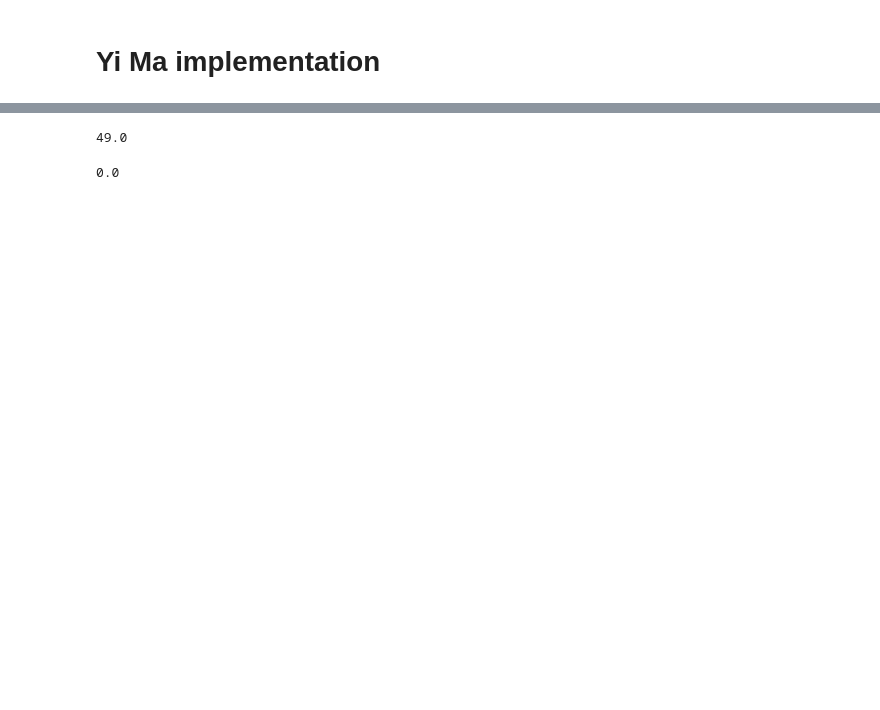
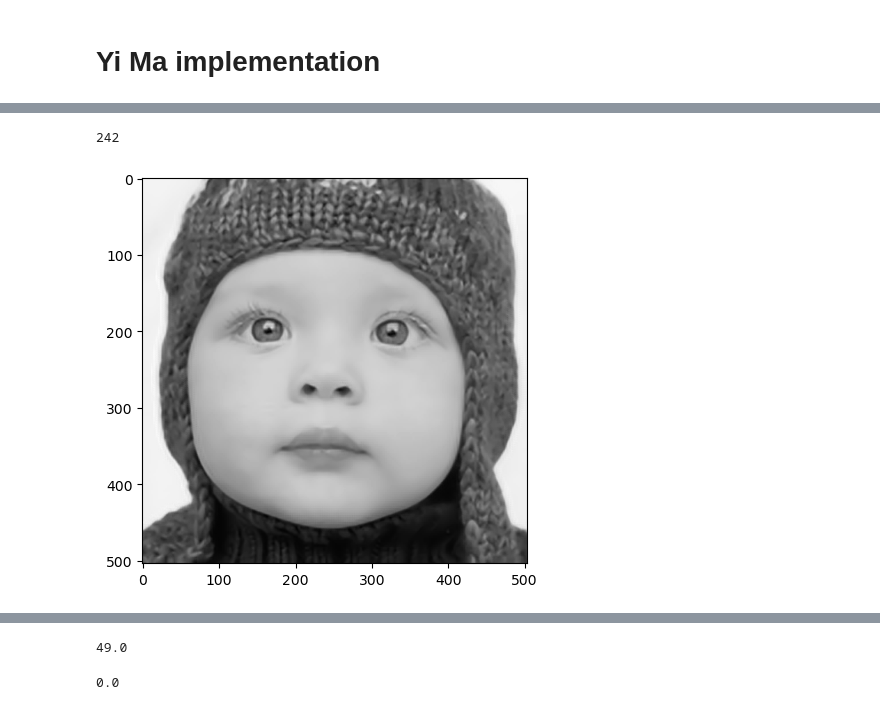
Before and after one commit to hanyao8/quantum-cv, a Jupyter notebook: aplus_python/aplus_python.ipynb, the cells around one changed output, grey strips where cells are left out. Cells and saved outputs as stored; diff of their text form; code cells hidden in the pictures; blank space fills up the shorter version.

```diff
--- a/aplus_python/aplus_python.ipynb
+++ b/aplus_python/aplus_python.ipynb
@@ -30,17 +17,9 @@ llambda = 0.01
 # %% [markdown]
 # Yi Ma implementation
 # %%
-#res{2} = {yima(low{1}, upscaling)}
-
-
 patch_size = 3 #patch size for the low resolution input image
-#overlap = 2; % overlap between adjacent patches
+overlap = 2; #overlap between adjacent patches (for low res)
 #lambda = 0.1; % sparsity parameter
-#zooming = 3; % zooming factor, if you change this, the dictionary needs to be retrained. #upscaling = 3
-
-#disp('Start superresolution...');
-#ReconIm = L1SR(lowIm, zooming, patch_size, overlap, Dh, Dl, lambda, regres);
-
 zooming = 3
 # %%
 def calculate_psnr(img1, img2):
@@ -72,3 +51,13 @@ def show_image(img):
 yima_dict = scipy.io.loadmat('CVPR08-SR/Data/Dictionary/Dictionary.mat')
 dict_hires = yima_dict['Dh']
 dict_lores = yima_dict['Dl']
+# %%
+yima_weights_baby = scipy.io.loadmat(
+    '/scratch_net/kringel/hchoong/github/quantum-cv/AplusCodes_SR/yima_weights_baby.mat')
+
+matlab_Ws = yima_weights_baby['all_ws'] #order: goes down column first (vertical)
+matlab_means = yima_weights_baby['all_mmeans']
+matlab_norms = yima_weights_baby['all_mnorms']
+
+#matlab_weights = matlab_weights.reshape(167,167,1022)
+#matlab_weights = np.swapaxes(matlab_weights,0,1)
@@ -74,0 +186,16 @@ dict_lores = yima_dict['Dl']
+# %%
+lgridx = np.arange(1,Wlr-patch_size,patch_size-overlap)
+lgridx = np.append(lgridx,Wlr-patch_size)
+lgridy = np.arange(1,Hlr-patch_size,patch_size-overlap)
+lgridy = np.append(lgridy,Hlr-patch_size)
+
+mgridx = lgridx*2
+mgridy = lgridy*2
+
+img_bicubicsr_y = cv2.resize(img_lr_y,dsize=(Hsr,Wsr),interpolation=cv2.INTER_CUBIC)
+img_sr_y = np.zeros((Hsr,Wsr))
+nrml_mat = np.zeros((Hsr,Wsr))
+
+
+hgridx = lgridx*3
+hgridy = lgridy*3
@@ -74,0 +495,5 @@ dict_lores = yima_dict['Dl']
+# %%
+show_image(np.clip((img_sr_y[3:int(Hmr*1.5)-3,3:int(Wmr*1.5)-3]*255.0),0,255).astype(np.uint8))
+# %% [output]
+242
+[figure, added]
```
Also changed, not shown: parts of 76 cells of this notebook, 4 other files.
